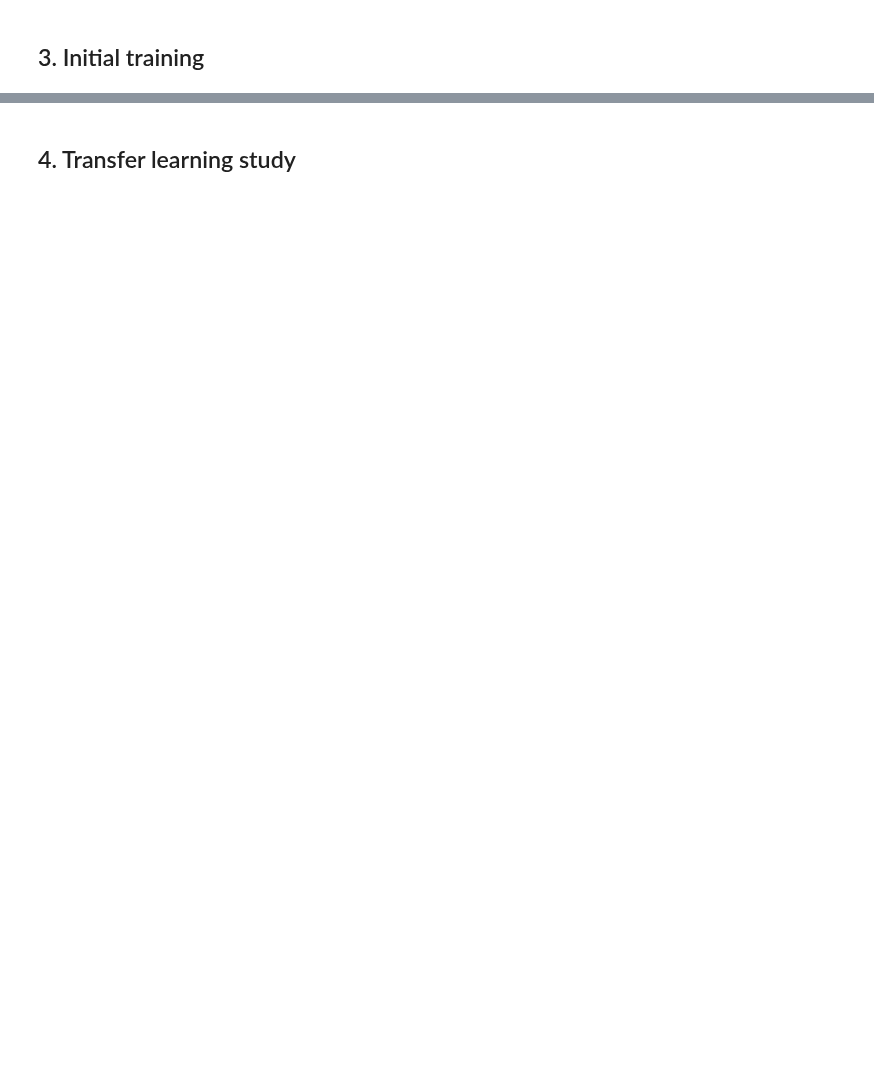
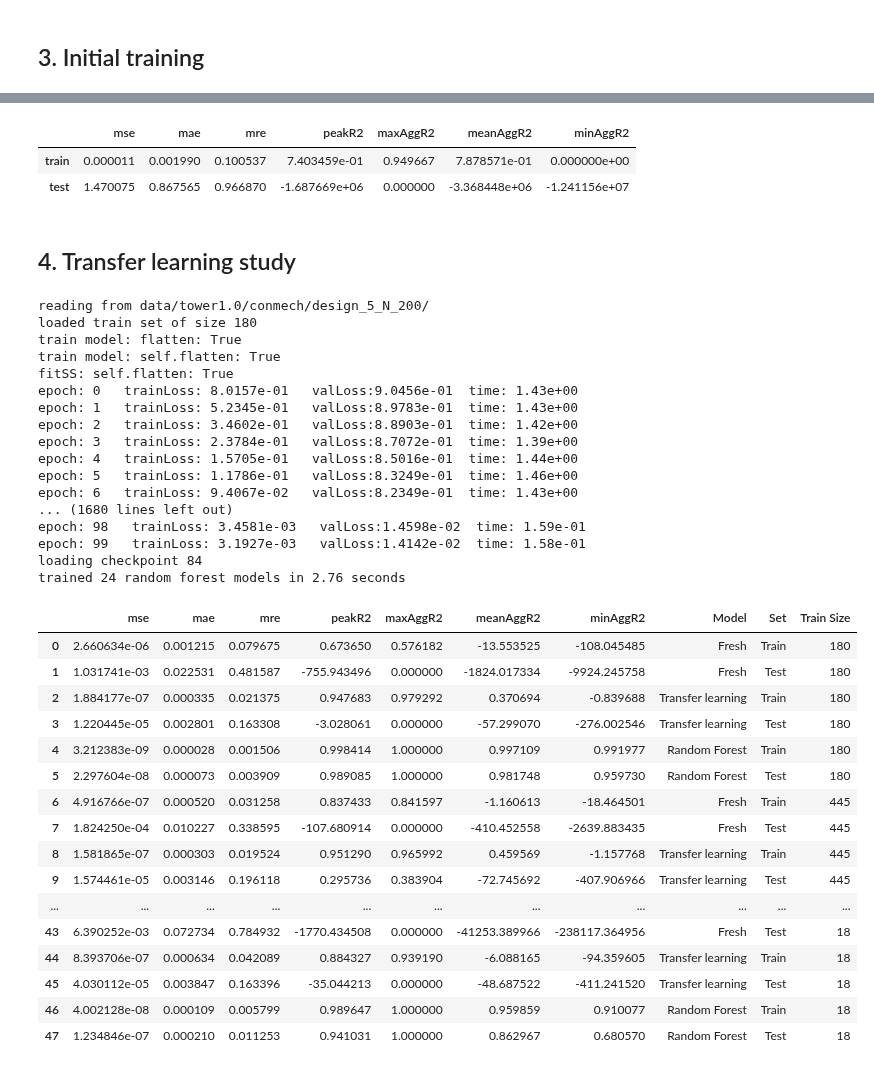
Before and after one commit to ewhalen12/gcnSurrogate, a Jupyter notebook: transferLearningTests.ipynb, the cells around one changed output, grey strips where cells are left out. Cells and saved outputs as stored; diff of their text form; code cells hidden in the pictures; blank space fills up the shorter version.

```diff
--- a/transferLearningTests.ipynb
+++ b/transferLearningTests.ipynb
@@ -19,14 +17,18 @@ IndentationError: expected an indented block (altTrussViz.py, line 45)
 # %% [markdown]
 ## 1. Load test data
 # %%
-dataDir = "data/2D_Truss_v1.3/conmech/"
-testDir = os.path.join(dataDir, 'design_9_N_1000/')
-allGraphsUnfiltered = loadConmechGraphs(testDir)
+# dataDir = "data/2D_Truss_v1.3/conmech/"
+# testDir = os.path.join(dataDir, 'design_7_N_1000/')
+# allGraphsUnfiltered = loadConmechGraphs(testDir)
 
 # dataDir = "data/endLoadsv1.0/conmech/"
 # testDir = os.path.join(dataDir, 'design_7_N_1000/')
 # allGraphsUnfiltered = loadConmechGraphs(testDir)
 
+dataDir = "data/tower1.0/conmech/"
+testDir = os.path.join(dataDir, 'design_5_N_1000/')
+allGraphsUnfiltered = loadConmechGraphs(testDir, loadDims=[0])
+
 maxes = [max(np.abs(graph.y.numpy().flatten())) for graph in allGraphsUnfiltered]
 source = pd.DataFrame(maxes, columns=['maxes'])
 source.describe()
@@ -39,16 +61,18 @@ source.describe()
 # %% [markdown]
 ## 2. Load pre-train data
 # %%
-# pretrainFiles = glob.glob(os.path.join(dataDir, '*1000.csv'))
-# pretrainFiles.remove(testFile)
+pretrainDirs = glob.glob('data/2D_Truss_v1.3/conmech/design_7_N_1000/')
 
-# allPretrainGraphs = []
-# for pretrainFile in pretrainFiles:
-#     designName = pretrainDir.split('/')[-1].split('_N')[0]
-#     print(f'loading {designName}')
-#     graphsUnfiltered = loadGhGraphs(pretrainFile, NUM_DV=5)
-#     graphs = filterbyDisp(graphsUnfiltered, 0.9)
-#     allPretrainGraphs.extend(graphs)
+# pretrainDirs = glob.glob(os.path.join(dataDir, '*1000/'))
+# pretrainDirs.remove(testDir)
 
-# print(f'loaded {len(allPretrainGraphs)} pretraining graphs')
-# pretrainData, pretrainValData, _ = partitionGraphList(allPretrainGraphs, testSize=0.0, valSize=0.15)
+allPretrainGraphs = []
+for pretrainDir in pretrainDirs:
+    designName = pretrainDir.split('/')[-2].split('_N')[0]
+    print(f'loading from {pretrainDir}')
+    graphsUnfiltered = loadConmechGraphs(pretrainDir)
+    graphs = filterbyDisp(graphsUnfiltered, 0.9)
+    allPretrainGraphs.extend(graphs)
+
+print(f'loaded {len(allPretrainGraphs)} pretraining graphs')
+pretrainData, pretrainValData, _ = partitionGraphList(allPretrainGraphs, testSize=0.0, valSize=0.15)
@@ -71,7 +82,7 @@ pretrainData, pretrainValData, _ = partitionGraphList(allPretrainGraphs, testSiz
 # %% [markdown]
 ## 3. Initial training
 # %%
-saveDir = 'results/transferLrn_endloads_des9_02/'
+saveDir = 'results/transferLrn_des7_tower5_01/'
 epochs = 100
 ptrGcn = FeaStNet()
 history = ptrGcn.trainModel(pretrainData, pretrainValData,
@@ -84,10 +114,15 @@ plotHistory(history)
 trainRes = ptrGcn.testModel(pretrainData)
 testRes = ptrGcn.testModel(testData) # unseen topology
 pd.DataFrame([trainRes, testRes], index=['train', 'test'])
+# %% [output]
+|  | mse | mae | mre | peakR2 | maxAggR2 | meanAggR2 | minAggR2 |
+| train | 0.000011 | 0.001990 | 0.100537 | 7.403459e-01 | 0.949667 | 7.878571e-01 | 0.000000e+00 |
+| test | 1.470075 | 0.867565 | 0.966870 | -1.687669e+06 | 0.000000 | -3.368448e+06 | -1.241156e+07 |
 # %% [markdown]
 ## 4. Transfer learning study
 # %%
-trainDataDirs = glob.glob(os.path.join(dataDir, 'design_9*/'))
+# trainDataDirs = glob.glob(os.path.join(dataDir, 'design_7*/'))
+trainDataDirs = glob.glob(os.path.join(dataDir, '*/'))
 trainDataDirs.remove(testDir)
 
 allResults = []
@@ -95,6 +130,7 @@ for trainDataDir in trainDataDirs:
     trainDataUnfiltered = loadConmechGraphs(trainDataDir)
     trainData = filterbyDispValue(trainDataUnfiltered, maxDispCutoff)
     trainSize = len(trainData)
+    print(f'reading from {trainDataDir}')
     print(f'loaded train set of size {trainSize}')
 
 
@@ -133,32 +169,67 @@ for trainDataDir in trainDataDirs:
 
     testRes = gcn.testModel(testData)
     testRes['Model'] = 'Transfer learning'
     testRes['Set'] = 'Test'
     testRes['Train Size'] = trainSize
     allResults.append(testRes)
     pd.DataFrame(allResults).to_csv(saveDir+'testResults.csv', index=False)
 
 
     ### random forest ###
     rf = PointRegressor('Random Forest')
     rf.trainModel(trainData, trainData,
                   useXFeatures=False,
                   saveDir=saveDir+f'{trainSize:05}/rf/')
 
     trainRes = rf.testModel(trainData)
     trainRes['Model'] = 'Random Forest'
     trainRes['Set'] = 'Train'
     trainRes['Train Size'] = trainSize
     allResults.append(trainRes)
 
     testRes = rf.testModel(testData)
     testRes['Model'] = 'Random Forest'
     testRes['Set'] = 'Test'
     testRes['Train Size'] = trainSize
     allResults.append(testRes)
     pd.DataFrame(allResults).to_csv(saveDir+'testResults.csv', index=False)
 
 
 pd.DataFrame(allResults)
+# %% [output]
+reading from data/tower1.0/conmech/design_5_N_200/
+loaded train set of size 180
+train model: flatten: True
+train model: self.flatten: True
+fitSS: self.flatten: True
+epoch: 0   trainLoss: 8.0157e-01   valLoss:9.0456e-01  time: 1.43e+00
+epoch: 1   trainLoss: 5.2345e-01   valLoss:8.9783e-01  time: 1.43e+00
+epoch: 2   trainLoss: 3.4602e-01   valLoss:8.8903e-01  time: 1.42e+00
+epoch: 3   trainLoss: 2.3784e-01   valLoss:8.7072e-01  time: 1.39e+00
+epoch: 4   trainLoss: 1.5705e-01   valLoss:8.5016e-01  time: 1.44e+00
+epoch: 5   trainLoss: 1.1786e-01   valLoss:8.3249e-01  time: 1.46e+00
+epoch: 6   trainLoss: 9.4067e-02   valLoss:8.2349e-01  time: 1.43e+00
+... (1680 lines left out)
+epoch: 98   trainLoss: 3.4581e-03   valLoss:1.4598e-02  time: 1.59e-01
+epoch: 99   trainLoss: 3.1927e-03   valLoss:1.4142e-02  time: 1.58e-01
+loading checkpoint 84
+trained 24 random forest models in 2.76 seconds
+|  | mse | mae | mre | peakR2 | maxAggR2 | meanAggR2 | minAggR2 | Model | Set | Train Size |
+| 0 | 2.660634e-06 | 0.001215 | 0.079675 | 0.673650 | 0.576182 | -13.553525 | -108.045485 | Fresh | Train | 180 |
+| 1 | 1.031741e-03 | 0.022531 | 0.481587 | -755.943496 | 0.000000 | -1824.017334 | -9924.245758 | Fresh | Test | 180 |
+| 2 | 1.884177e-07 | 0.000335 | 0.021375 | 0.947683 | 0.979292 | 0.370694 | -0.839688 | Transfer learning | Train | 180 |
+| 3 | 1.220445e-05 | 0.002801 | 0.163308 | -3.028061 | 0.000000 | -57.299070 | -276.002546 | Transfer learning | Test | 180 |
+| 4 | 3.212383e-09 | 0.000028 | 0.001506 | 0.998414 | 1.000000 | 0.997109 | 0.991977 | Random Forest | Train | 180 |
+| 5 | 2.297604e-08 | 0.000073 | 0.003909 | 0.989085 | 1.000000 | 0.981748 | 0.959730 | Random Forest | Test | 180 |
+| 6 | 4.916766e-07 | 0.000520 | 0.031258 | 0.837433 | 0.841597 | -1.160613 | -18.464501 | Fresh | Train | 445 |
+| 7 | 1.824250e-04 | 0.010227 | 0.338595 | -107.680914 | 0.000000 | -410.452558 | -2639.883435 | Fresh | Test | 445 |
+| 8 | 1.581865e-07 | 0.000303 | 0.019524 | 0.951290 | 0.965992 | 0.459569 | -1.157768 | Transfer learning | Train | 445 |
+| 9 | 1.574461e-05 | 0.003146 | 0.196118 | 0.295736 | 0.383904 | -72.745692 | -407.906966 | Transfer learning | Test | 445 |
+| ... | ... | ... | ... | ... | ... | ... | ... | ... | ... | ... |
+| 43 | 6.390252e-03 | 0.072734 | 0.784932 | -1770.434508 | 0.000000 | -41253.389966 | -238117.364956 | Fresh | Test | 18 |
+| 44 | 8.393706e-07 | 0.000634 | 0.042089 | 0.884327 | 0.939190 | -6.088165 | -94.359605 | Transfer learning | Train | 18 |
+| 45 | 4.030112e-05 | 0.003847 | 0.163396 | -35.044213 | 0.000000 | -48.687522 | -411.241520 | Transfer learning | Test | 18 |
+| 46 | 4.002128e-08 | 0.000109 | 0.005799 | 0.989647 | 1.000000 | 0.959859 | 0.910077 | Random Forest | Train | 18 |
+| 47 | 1.234846e-07 | 0.000210 | 0.011253 | 0.941031 | 1.000000 | 0.862967 | 0.680570 | Random Forest | Test | 18 |
 # %%
 # df = pd.DataFrame(allResults)
```
Also changed, not shown: parts of 9 cells of this notebook, 16 other files.
